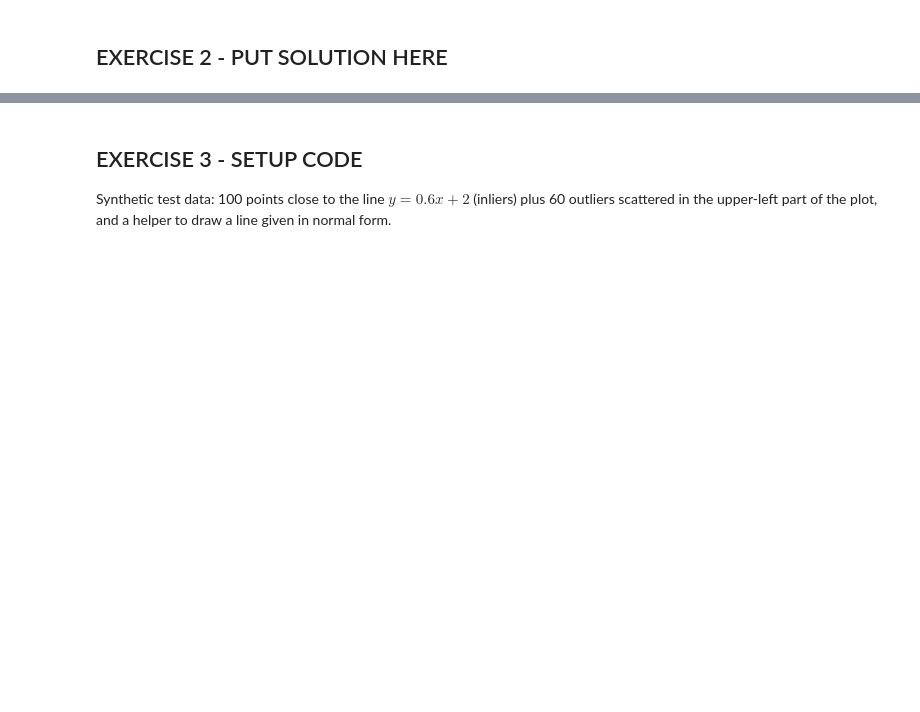
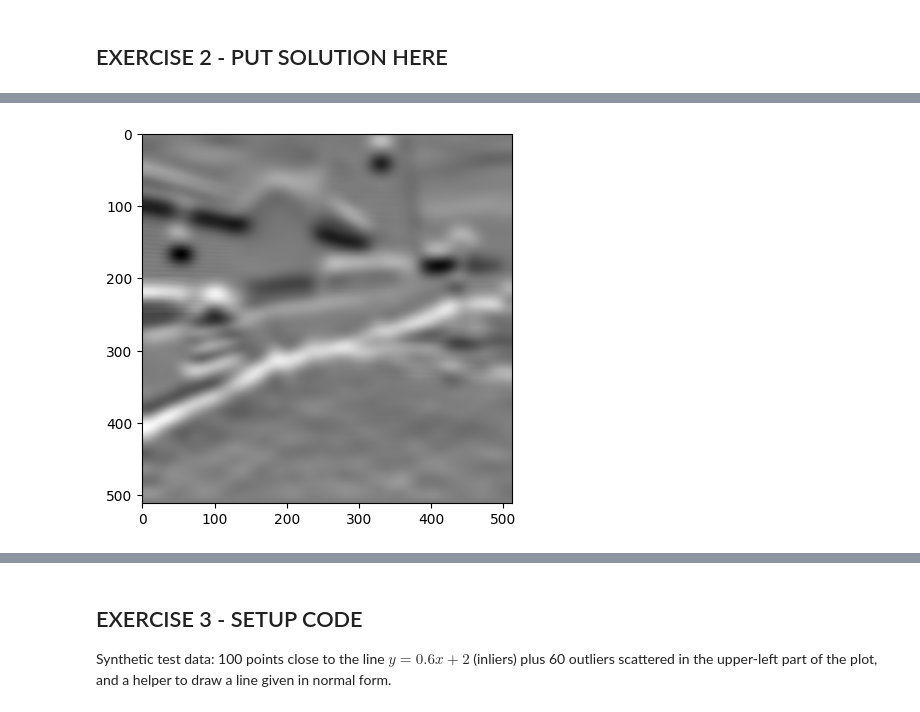
Before and after one commit to tambourine-dev/VisComp, a Jupyter notebook: Exercises/W3/W3_exercise.ipynb, the cells around one changed output, grey strips where cells are left out. Drawn from its saved outputs; the diff is of its cells as text; code cells hidden in the pictures; blank space fills up the shorter version.

```diff
--- a/Exercises/W3/W3_exercise.ipynb
+++ b/Exercises/W3/W3_exercise.ipynb
@@ -254,0 +268,7 @@ def canny(size, sigma, kx, ky):
+# %%
+# produce the gradient images (ky)
+
+dy = scipy.ndimage.convolve(blurred, eky);
+imshow(dy);
+# %% [output]
+[figure, added]
```
Also changed, not shown: parts of 11 cells of this notebook.
